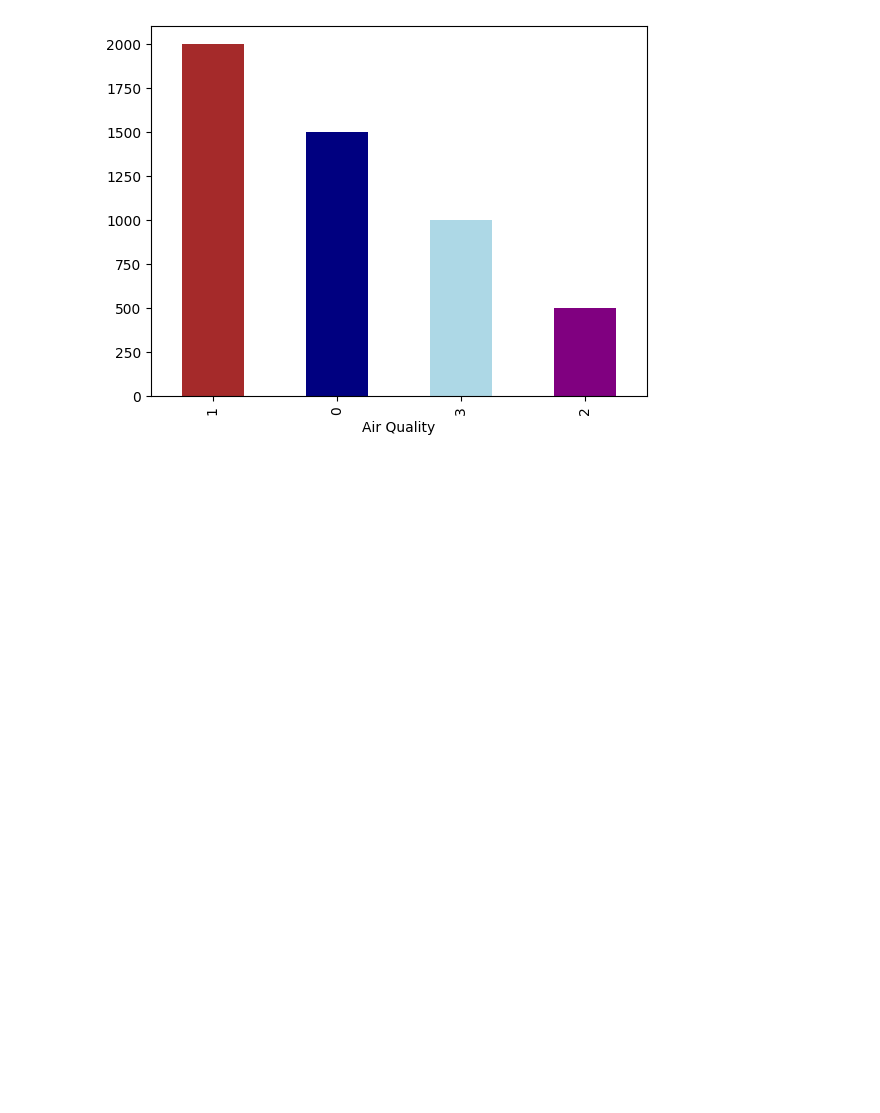
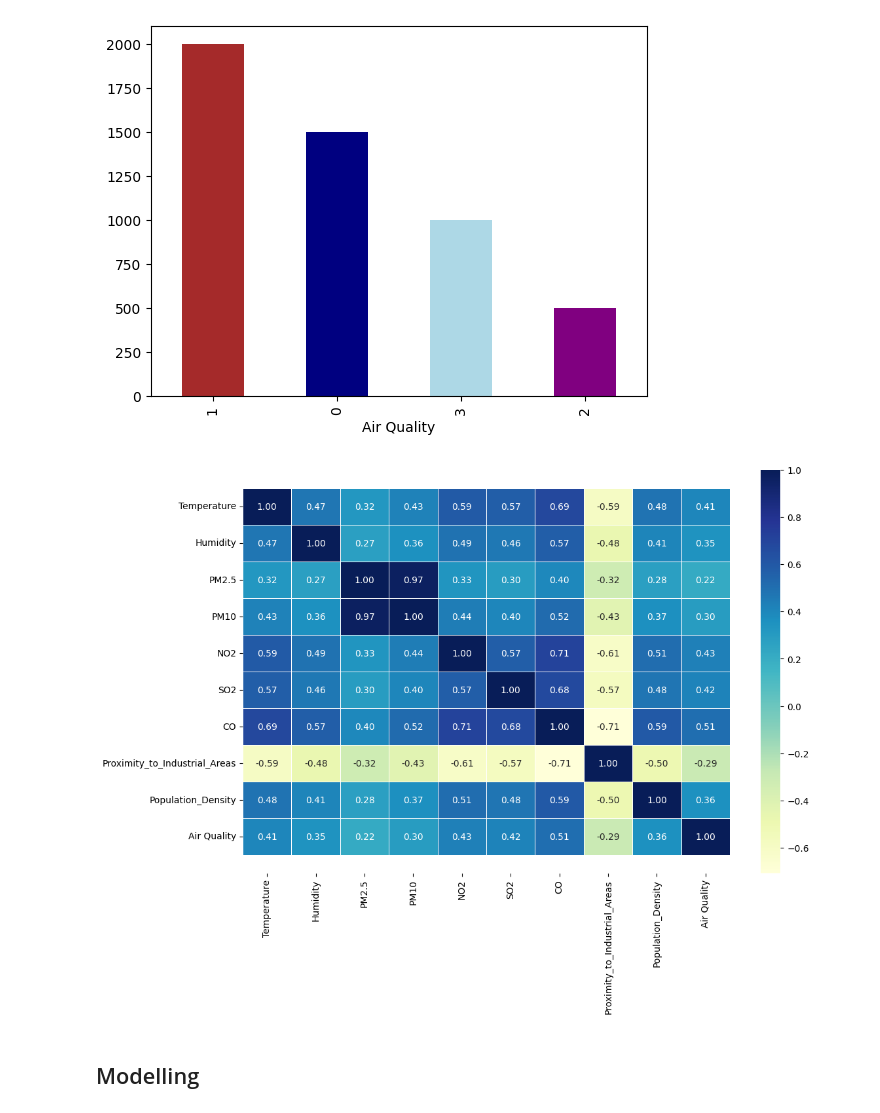
Before and after one commit to hannan70/Heart-Disease-Classification-Project, a Jupyter notebook: classification-project/air-quality-project/end-to-end-air-quality-classification.ipynb, the cells around one changed output. Drawn from its saved outputs; the diff is of its cells as text; code cells hidden in the pictures; blank space fills up the shorter version.

```diff
--- a/classification-project/air-quality-project/end-to-end-air-quality-classification.ipynb
+++ b/classification-project/air-quality-project/end-to-end-air-quality-classification.ipynb
@@ -157,3 +161,20 @@ Name: count, dtype: int64
 df['Air Quality'].value_counts().plot(kind="bar", color=["brown", "navy", "lightblue", "purple"]);
 # %% [output]
 [figure]
+# %%
+# visula then corr relation
+corr_matrix = df.corr()
+ax, fig = plt.subplots(figsize=(12, 8))
+
+ax = sns.heatmap(corr_matrix,
+                annot=True,
+                linewidth=0.5,
+                fmt=".2f",
+                cmap="YlGnBu"
+                )
+bottom, top = ax.get_ylim()
+ax.set_ylim(bottom + 0.5, top-0.5);
+# %% [output]
+[figure, added]
+# %% [markdown]
+## Modelling
```
Also changed, not shown: parts of 13 cells of this notebook.
